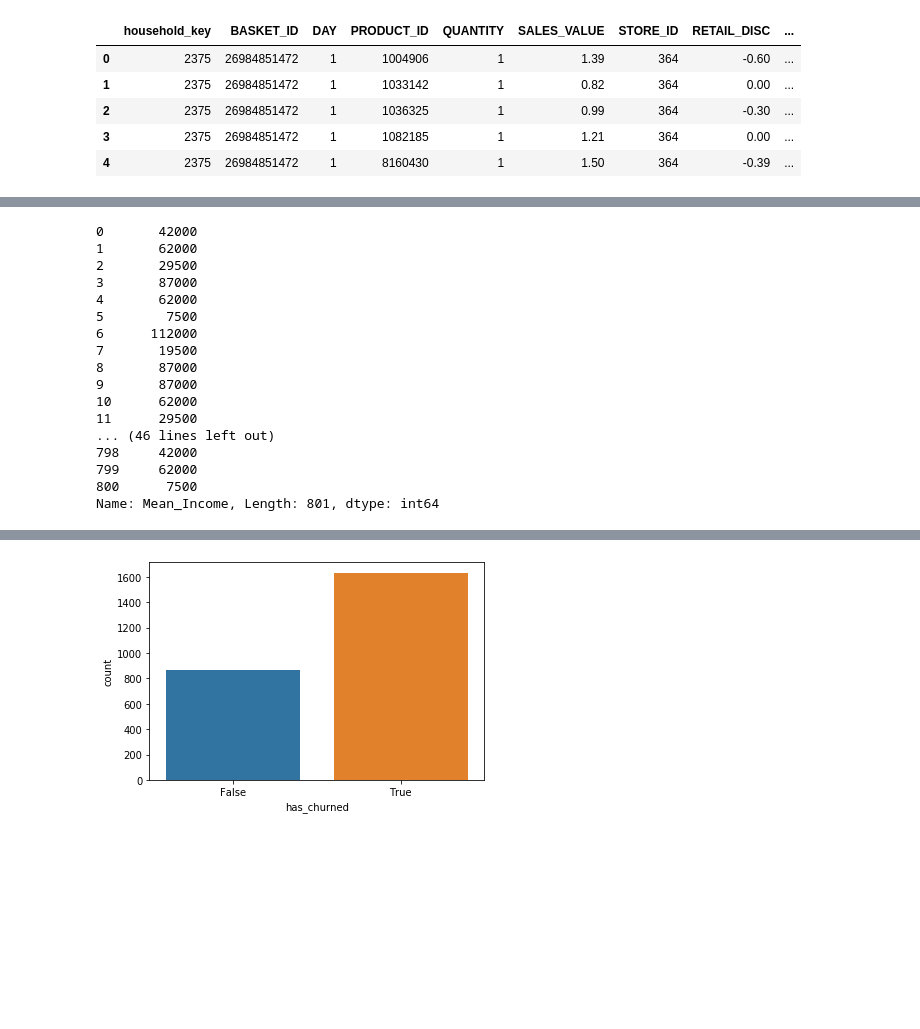
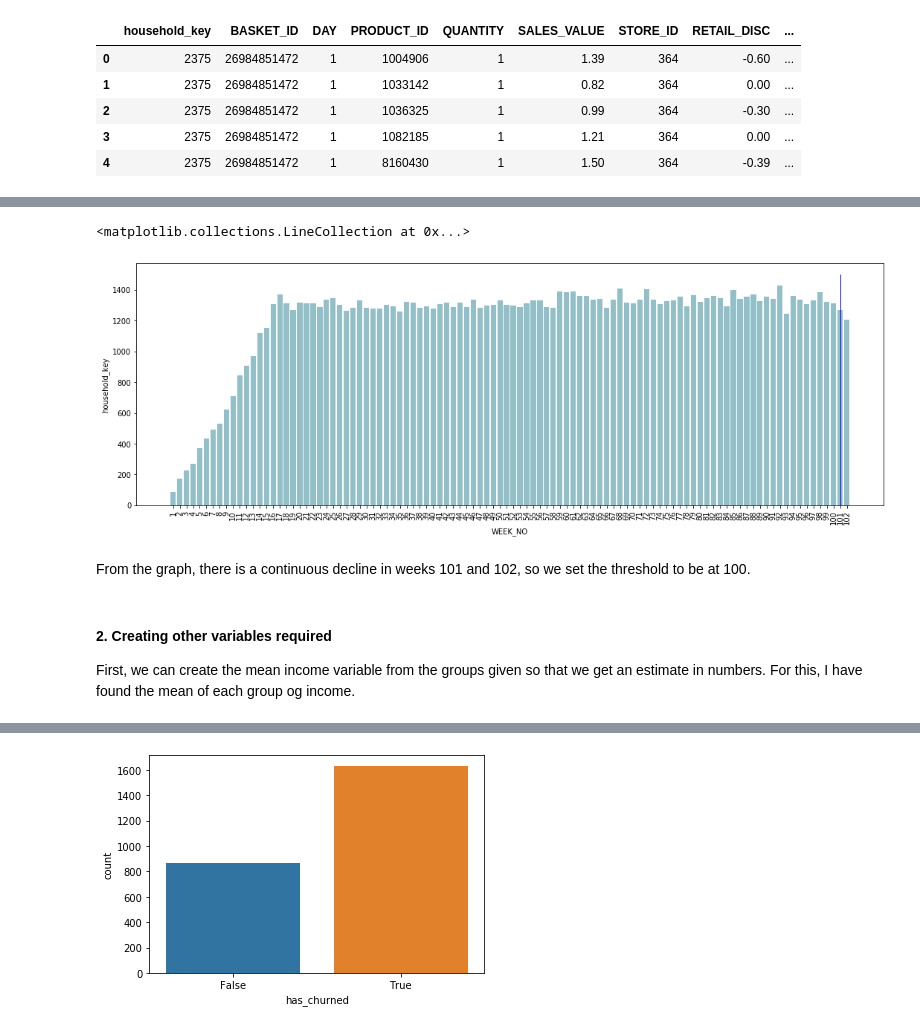
Before and after one commit to ambita20/Customer-Engagement-Python-Project, a Jupyter notebook: PythonProject.ipynb, the cells around one changed output, grey strips where cells are left out. Drawn from its saved outputs; the diff is of its cells as text; code cells hidden in the pictures; blank space fills up the shorter version.

```diff
--- a/PythonProject.ipynb
+++ b/PythonProject.ipynb
@@ -100,0 +114,11 @@ Most of the households below to 50-74K income group. Let's convert this to a mea
+# %%
+#plotting the graph of total_household
+fig = plt.figure(1, figsize=(18,6))
+ax=sns.barplot(x='WEEK_NO',y='household_key',data=total_household,color='#8ac6d1')
+ax.set_xticklabels(ax.get_xticklabels(), rotation=90);
+plt.vlines(x = 100, ymin = 0, ymax = 1500, color = 'blue', linewidth=1)
+# %% [output]
+<matplotlib.collections.LineCollection at 0x...>
+[figure, added]
+# %% [markdown]
+From the graph, there is a continuous decline in weeks 101 and 102, so we set the threshold to be at 100.
@@ -101 +130,5 @@ Most of the households below to 50-74K income group. Let's convert this to a mea
+# %% [markdown]
+#### 2. Creating other variables required
+
+First, we can create the mean income variable from the groups given so that we get an estimate in numbers. For this, I have found the mean of each group og income.
 # %%
@@ -124,21 +158 @@ def get_mean_income(row):
 hh_demographic_df["Mean_Income"] = hh_demographic_df["INCOME_DESC"].apply(get_mean_income)
-# %%
-hh_demographic_df["Mean_Income"]
-# %% [output]
-0       42000
-1       62000
-2       29500
-3       87000
-4       62000
-5        7500
-6      112000
-7       19500
-8       87000
-9       87000
-10      62000
-11      29500
-... (46 lines left out)
-798     42000
-799     62000
-800      7500
-Name: Mean_Income, Length: 801, dtype: int64
```
Also changed, not shown: parts of 119 cells of this notebook.
